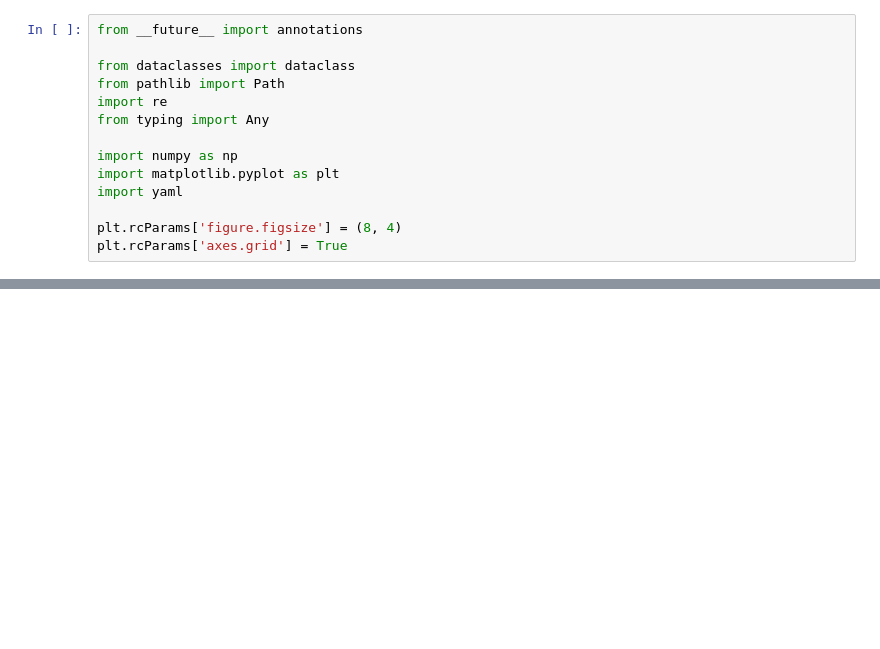
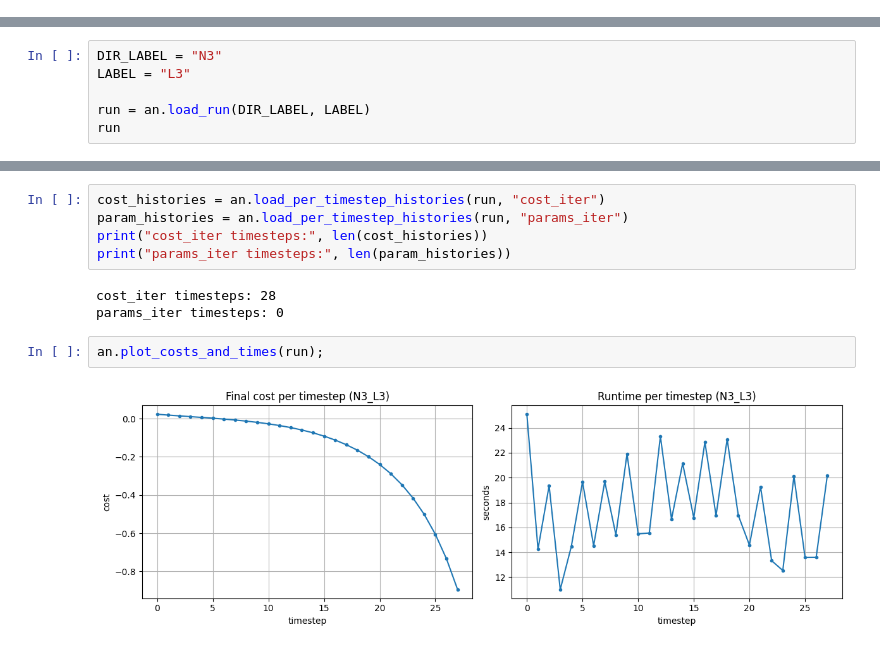
Before and after one commit to Joel-Kunk/VQCFD_quimb, a Jupyter notebook: analysis_results.ipynb, the cells around one changed output, grey strips where cells are left out. Saved outputs shown, nothing was run; the diff lists cells and outputs as text; blank space fills up the shorter version.

Commit message:
general plotting function for all different values

```diff
--- a/analysis_results.ipynb
+++ b/analysis_results.ipynb
@@ -7,14 +0,0 @@ It supports loading by `dir_label` + `label`, reading `manifest` / `values.yaml`
-# %%
-from __future__ import annotations
-
-from dataclasses import dataclass
-from pathlib import Path
-import re
-from typing import Any
-
-import numpy as np
-import matplotlib.pyplot as plt
-import yaml
-
-plt.rcParams['figure.figsize'] = (8, 4)
-plt.rcParams['axes.grid'] = True
@@ -528,0 +59,6 @@ plt.show()
+# %%
+DIR_LABEL = "N3"
+LABEL = "L3"
+
+run = an.load_run(DIR_LABEL, LABEL)
+run
@@ -528,0 +108,12 @@ plt.show()
+# %%
+cost_histories = an.load_per_timestep_histories(run, "cost_iter")
+param_histories = an.load_per_timestep_histories(run, "params_iter")
+print("cost_iter timesteps:", len(cost_histories))
+print("params_iter timesteps:", len(param_histories))
+# %% [output]
+cost_iter timesteps: 28
+params_iter timesteps: 0
+# %%
+an.plot_costs_and_times(run);
+# %% [output]
+[figure, added]
```
Also changed, not shown: parts of 39 cells of this notebook, 3 other files.
